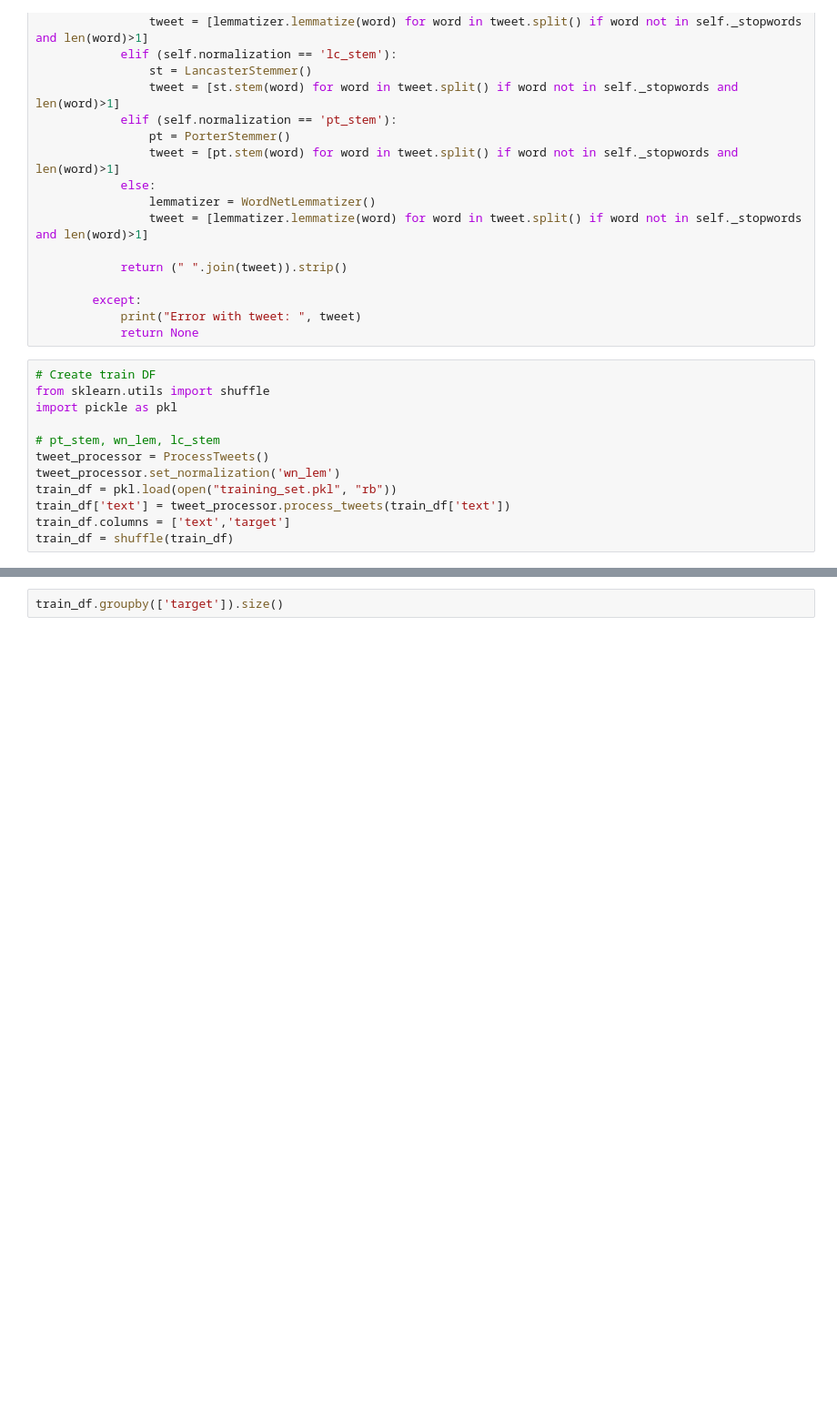
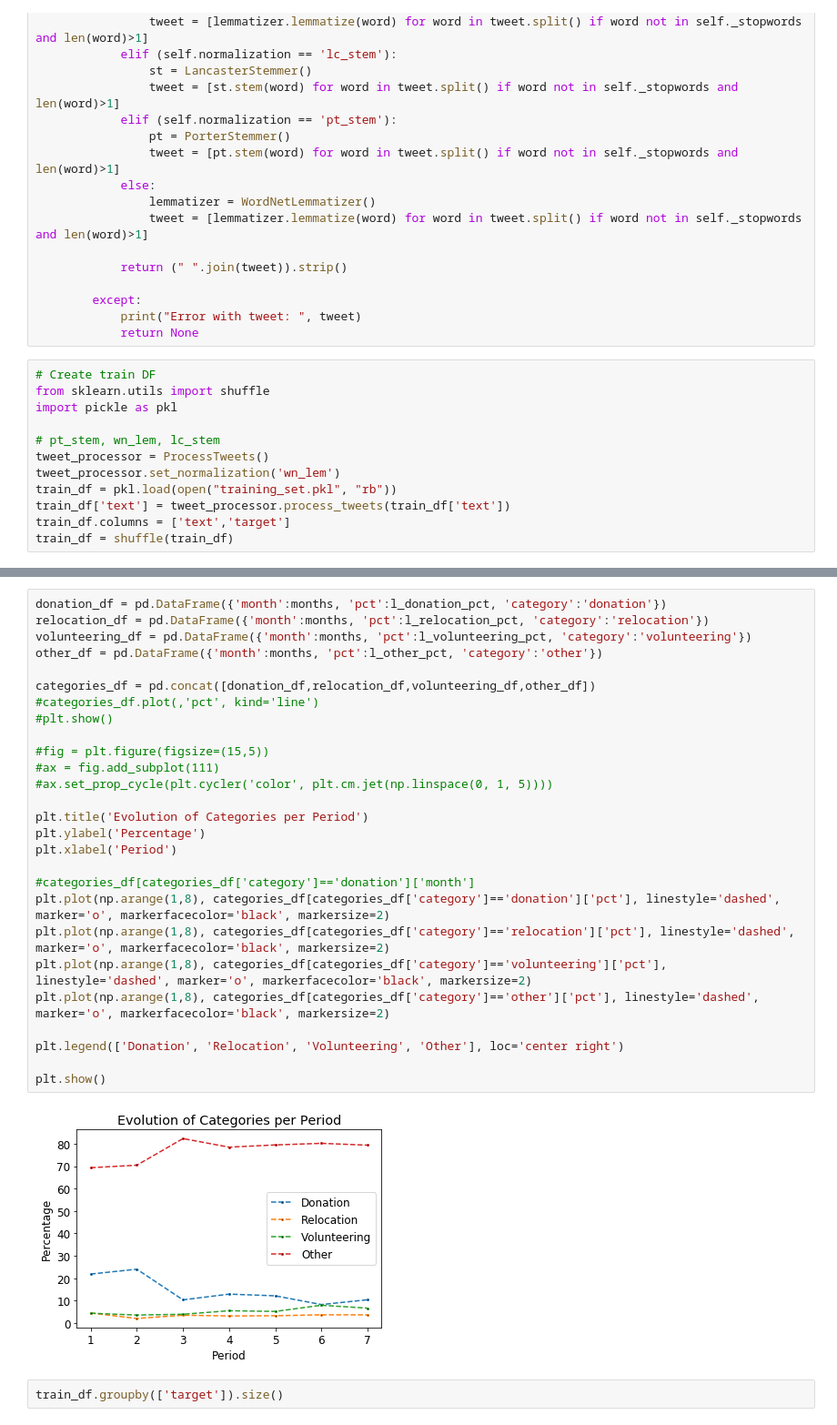
Before and after one commit to nescobar/smm2018, a Jupyter notebook: code/smm_twitter_analysis.ipynb, the cells around one changed output, grey strips where cells are left out. Shown: that part at 91% size. Drawn from its saved outputs; the diff is of its cells as text; blank space fills up the shorter version.

Commit message:
Add new visualizations

```diff
--- a/code/smm_twitter_analysis.ipynb
+++ b/code/smm_twitter_analysis.ipynb
@@ -269,3 +283,32 @@ Total running time 1.6980102062225342
+# %%
+donation_df = pd.DataFrame({'month':months, 'pct':l_donation_pct, 'category':'donation'})
+relocation_df = pd.DataFrame({'month':months, 'pct':l_relocation_pct, 'category':'relocation'})
+volunteering_df = pd.DataFrame({'month':months, 'pct':l_volunteering_pct, 'category':'volunteering'})
+other_df = pd.DataFrame({'month':months, 'pct':l_other_pct, 'category':'other'})
+
+categories_df = pd.concat([donation_df,relocation_df,volunteering_df,other_df])
+#categories_df.plot(,'pct', kind='line')
+#plt.show()
+
+#fig = plt.figure(figsize=(15,5))
+#ax = fig.add_subplot(111)
+#ax.set_prop_cycle(plt.cycler('color', plt.cm.jet(np.linspace(0, 1, 5))))
+
+plt.title('Evolution of Categories per Period')
+plt.ylabel('Percentage')
+plt.xlabel('Period')
+
+#categories_df[categories_df['category']=='donation']['month']
+plt.plot(np.arange(1,8), categories_df[categories_df['category']=='donation']['pct'], linestyle='dashed', marker='o', markerfacecolor='black', markersize=2)
+plt.plot(np.arange(1,8), categories_df[categories_df['category']=='relocation']['pct'], linestyle='dashed', marker='o', markerfacecolor='black', markersize=2)
+plt.plot(np.arange(1,8), categories_df[categories_df['category']=='volunteering']['pct'], linestyle='dashed', marker='o', markerfacecolor='black', markersize=2)
+plt.plot(np.arange(1,8), categories_df[categories_df['category']=='other']['pct'], linestyle='dashed', marker='o', markerfacecolor='black', markersize=2)
+
+plt.legend(['Donation', 'Relocation', 'Volunteering', 'Other'], loc='center right')
+
+plt.show()
+# %% [output]
+[figure, added]
 # %%
 train_df.groupby(['target']).size()
 # %% [output]
```
Also changed, not shown: parts of 12 cells of this notebook.
